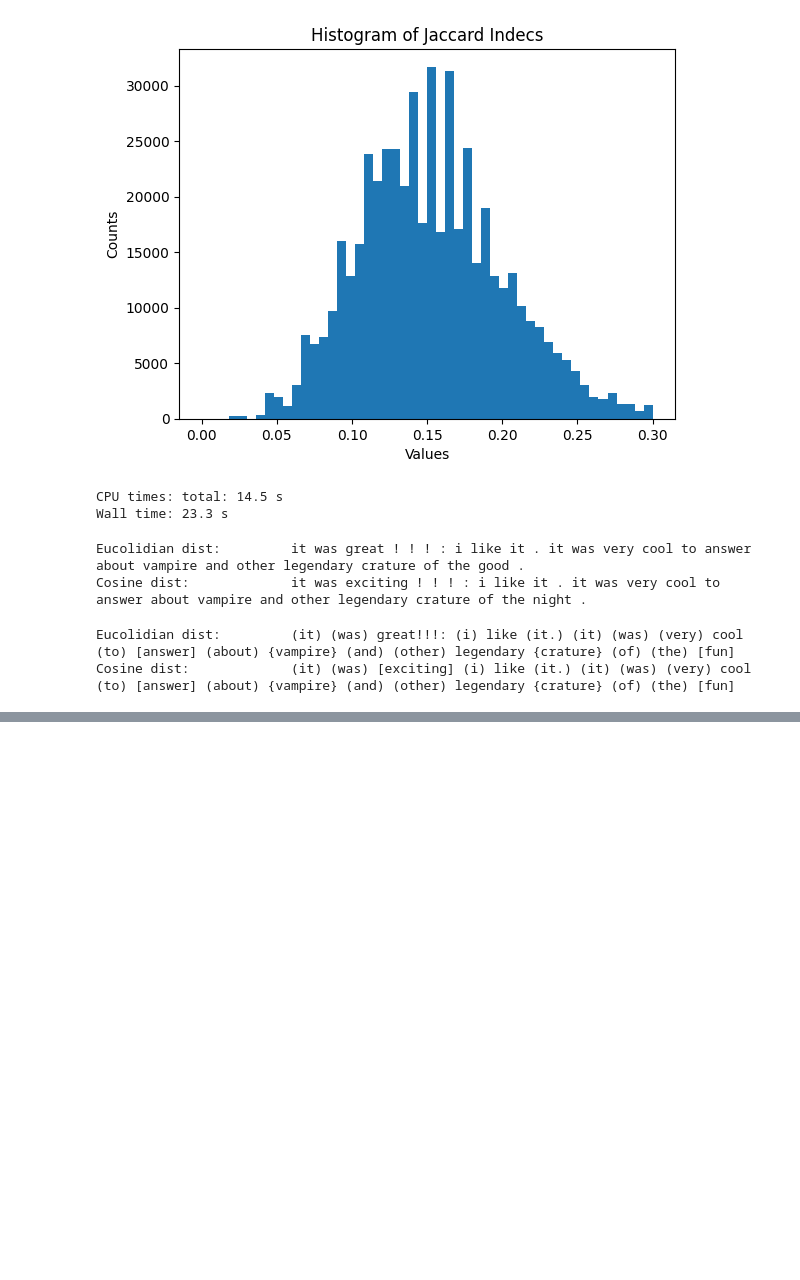
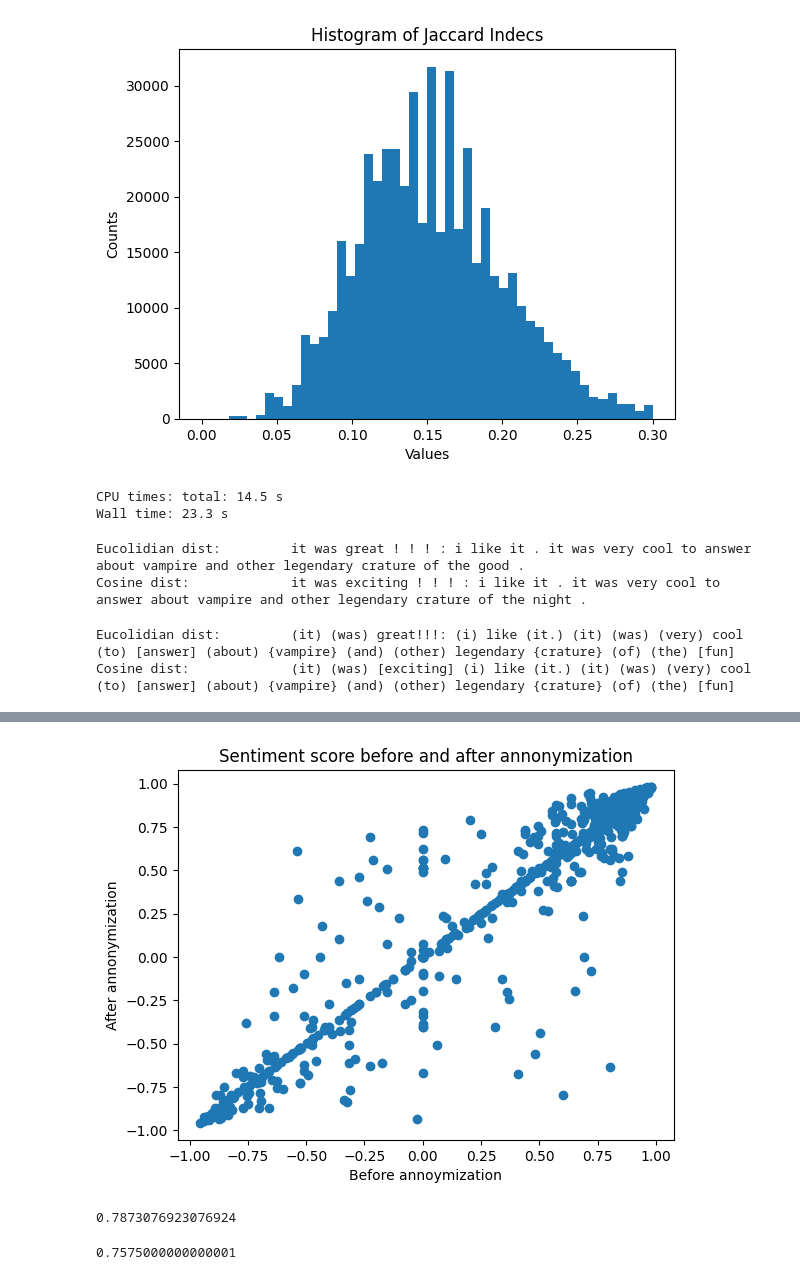
Before and after one commit to neumanh/K-anonymity-fot-texts, a Jupyter notebook: POC_v1.1.ipynb, the cells around one changed output, grey strips where cells are left out. Cells and saved outputs as stored; diff of their text form; code cells hidden in the pictures; blank space fills up the shorter version.

Commit message:
Adding utilization tests

```diff
--- a/POC_v1.1.ipynb
+++ b/POC_v1.1.ipynb
@@ -231,0 +236,3 @@ Cosine dist:             (it) (was) [exciting] (i) like (it.) (it) (was) (very)
+# %%
+df_21 = utilization_utils.get_vader_sentiment_for_df(df_2, ['txt', 'anon_txt'])
+df_21
@@ -231,0 +253,17 @@ Cosine dist:             (it) (was) [exciting] (i) like (it.) (it) (was) (very)
+# %%
+import matplotlib.pyplot as plt
+
+plt.scatter(df_21['txt_vader_sentiment_pred'], df_21['anon_txt_vader_sentiment_pred'])
+plt.xlabel('Before annoymization')
+plt.ylabel('After annonymization')
+plt.title('Sentiment score before and after annonymization');
+# %% [output]
+[figure, added]
+# %%
+utilization_utils.sentiment_test(df_2, 'txt')
+# %% [output]
+0.7873076923076924
+# %%
+utilization_utils.sentiment_test(df_2, 'anon_txt')
+# %% [output]
+0.7575000000000001
```
Also changed, not shown: parts of 4 cells of this notebook.
